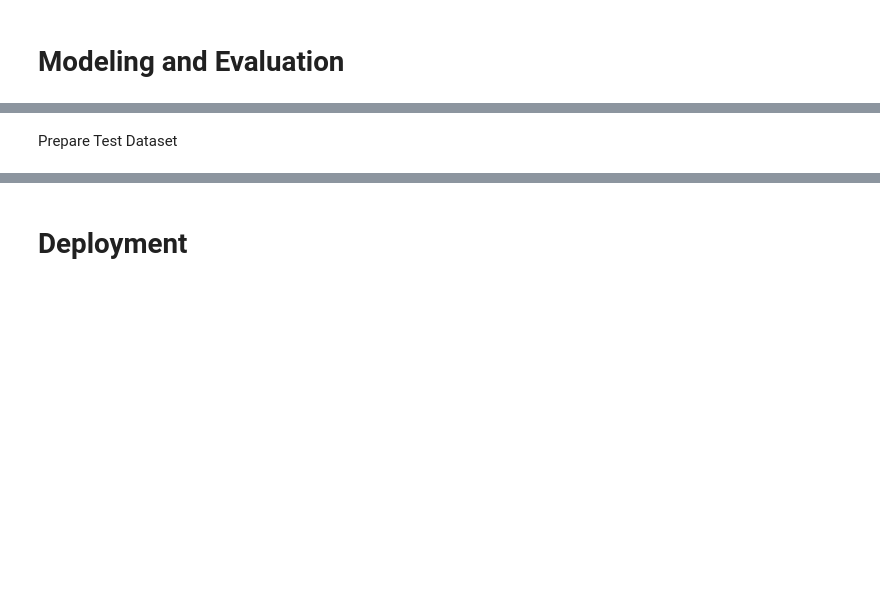
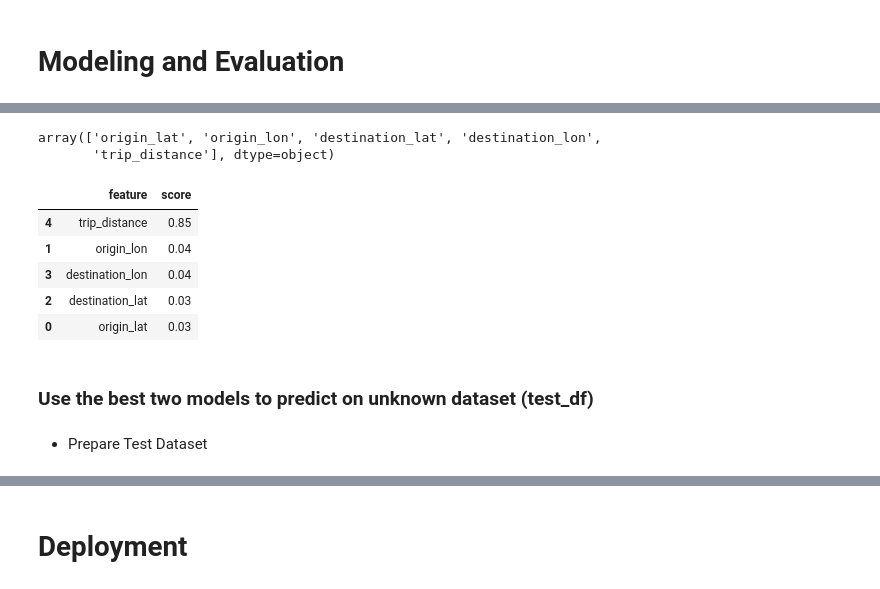
Before and after one commit to valiantezabuku/Yassir-ETA-Prediction-Challenge-For-Azubian-Team-Curium, a Jupyter notebook: Notebooks/ETA.ipynb, the cells around one changed output, grey strips where cells are left out. Saved outputs shown, nothing was run; the diff lists cells and outputs as text; code cells hidden in the pictures; blank space fills up the shorter version.

```diff
--- a/Notebooks/ETA.ipynb
+++ b/Notebooks/ETA.ipynb
@@ -897,16 +1020,24 @@ best_model
 # %%
-# # Get the numerical feature names after transformation
-# numerical_features_transformed = best_model.named_steps['preprocessor'].named_transformers_['num'].named_steps['num_scaler'].get_feature_names_out(['onpromotion', 'year', 'is_year_start',
-#        'quarter', 'is_quarter_start', 'is_quarter_end', 'month',
-#        'is_month_start', 'is_month_end', 'week_of_year', 'is_weekend',
-#        'day_of_year', 'day_of_month', 'day_of_week'])
-# numerical_features_transformed
+# Get the numerical feature names after transformation
+numerical_features_transformed = best_model.named_steps['preprocessor'].named_transformers_['numerical_pipeline'].named_steps['scaler'].get_feature_names_out(numerical_features)
+numerical_features_transformed
+# %% [output]
+array(['origin_lat', 'origin_lon', 'destination_lat', 'destination_lon',
+       'trip_distance'], dtype=object)
 # %%
-# # Get the feature names after transformation
+# Get the feature names after transformation
 # feature_columns = np.concatenate((numerical_features_transformed))
-# score = best_model.named_steps['regressor'].feature_importances_
+feature_columns = numerical_features_transformed
+score = best_model.named_steps['regressor'].feature_importances_
 
-# # Display the feature columns
-# f_importances_df = pd.DataFrame({'Feature':feature_columns, 'Score': score})
-# f_importances_df.sort_values(by='Score', ascending = False, inplace=True)
-# f_importances_df
+# Display the feature columns
+f_importances_df = pd.DataFrame({'feature':feature_columns, 'score': score})
+f_importances_df.sort_values(by='score', ascending = False, inplace=True)
+f_importances_df
+# %% [output]
+|  | feature | score |
+| 4 | trip_distance | 0.85 |
+| 1 | origin_lon | 0.04 |
+| 3 | destination_lon | 0.04 |
+| 2 | destination_lat | 0.03 |
+| 0 | origin_lat | 0.03 |
@@ -913,4 +1058,6 @@ best_model
+# %% [markdown]
+### Use the best two models to predict on unknown dataset (test_df)
 # %% [markdown]
-Prepare Test Dataset
+- Prepare Test Dataset
 # %%
 test_df.head()
```
Also changed, not shown: parts of 36 cells of this notebook.
